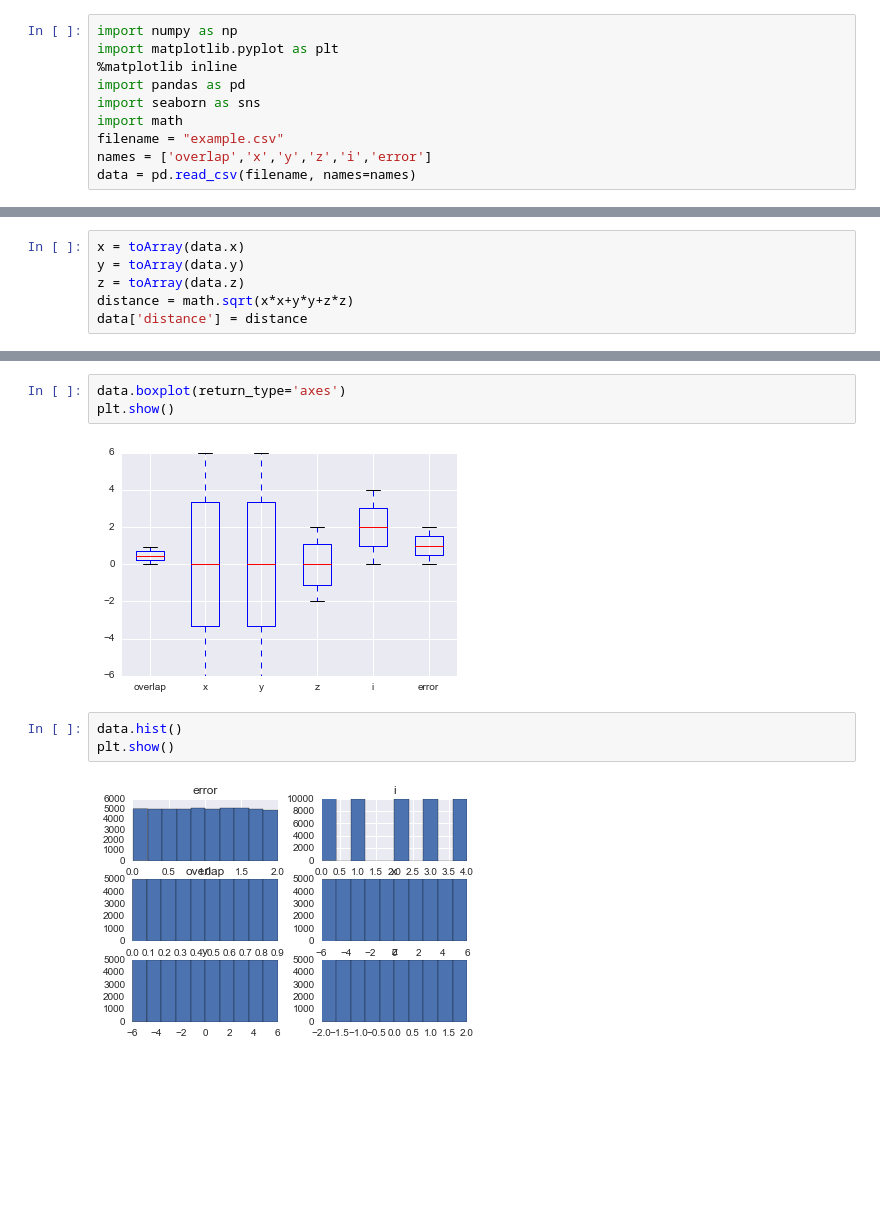
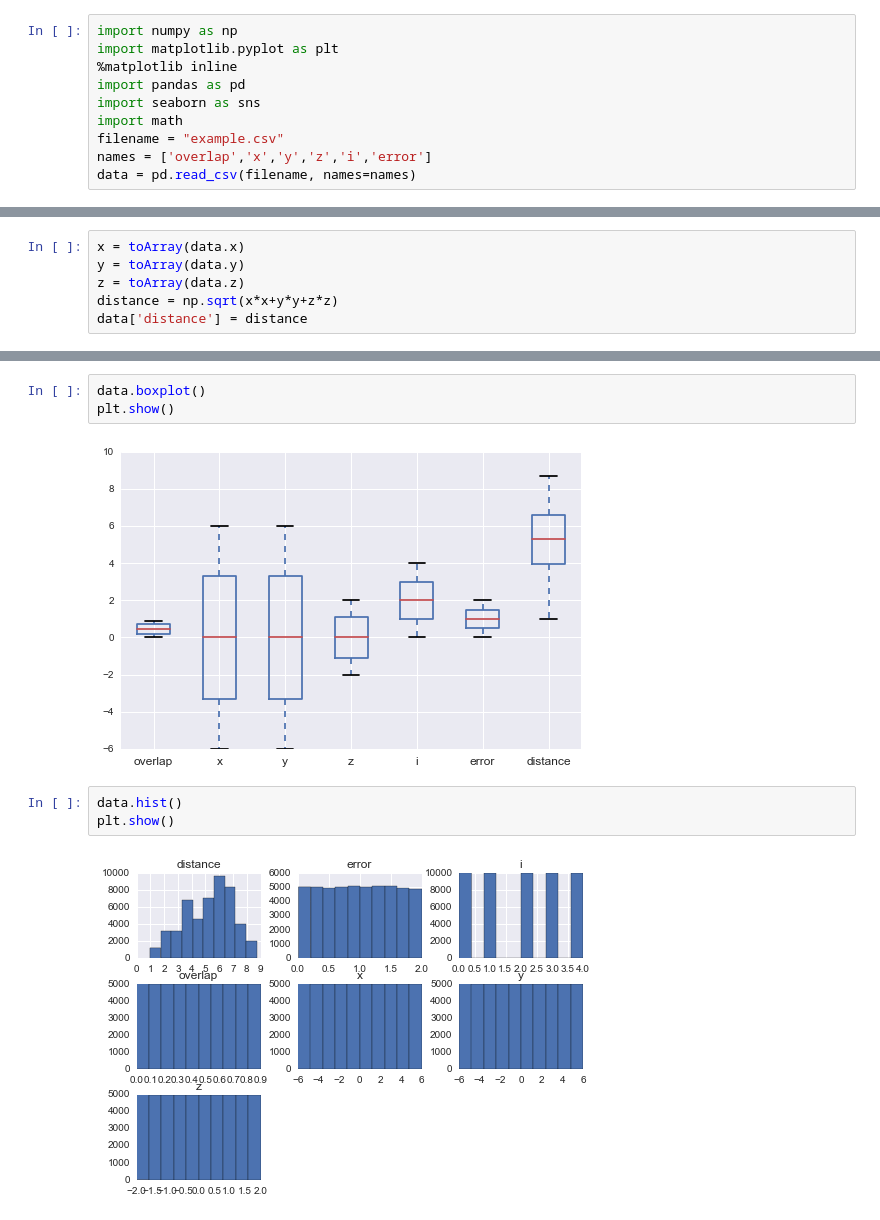
Before and after one commit to Aharobot/terrain_slam, a Jupyter notebook: scripts/AdjusterAnalysis.ipynb, the cells around one changed output, grey strips where cells are left out. Drawn from its saved outputs; the diff is of its cells as text; blank space fills up the shorter version.

```diff
--- a/scripts/AdjusterAnalysis.ipynb
+++ b/scripts/AdjusterAnalysis.ipynb
@@ -19,5 +18,5 @@ def toArray(var):
 x = toArray(data.x)
 y = toArray(data.y)
 z = toArray(data.z)
-distance = math.sqrt(x*x+y*y+z*z)
+distance = np.sqrt(x*x+y*y+z*z)
 data['distance'] = distance
@@ -42,13 +23,13 @@ data['distance'] = distance
 # %%
-data.boxplot(return_type='axes')
+data.boxplot()
 plt.show()
 # %% [output]
-[figure, old version]
+[figure, new version]
 # %%
 data.hist()
 plt.show()
 # %% [output]
-[figure, old version]
+[figure, new version]
 # %%
 from pandas.tools.plotting import scatter_matrix
 scatter_matrix(data, alpha=0.2, figsize=(5, 5), diagonal='kde')
```
Also changed, not shown: parts of 7 cells of this notebook.
